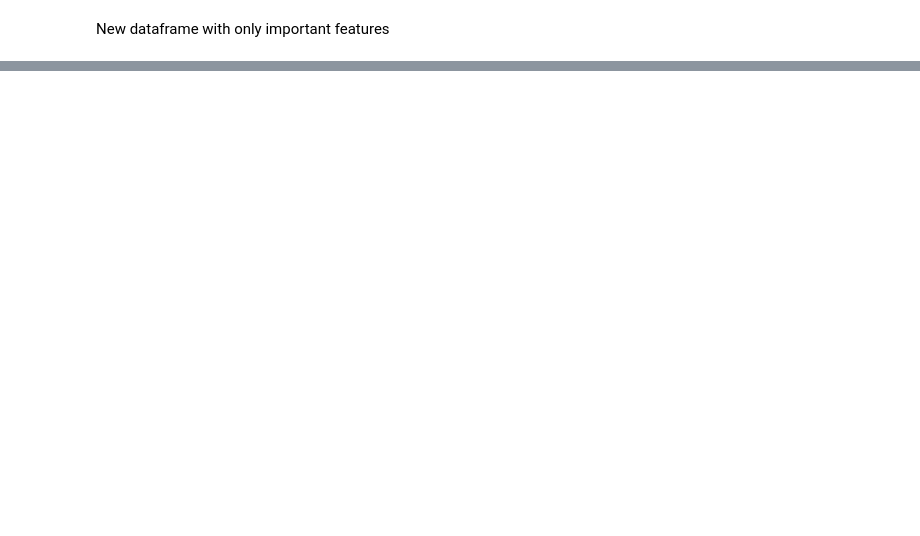
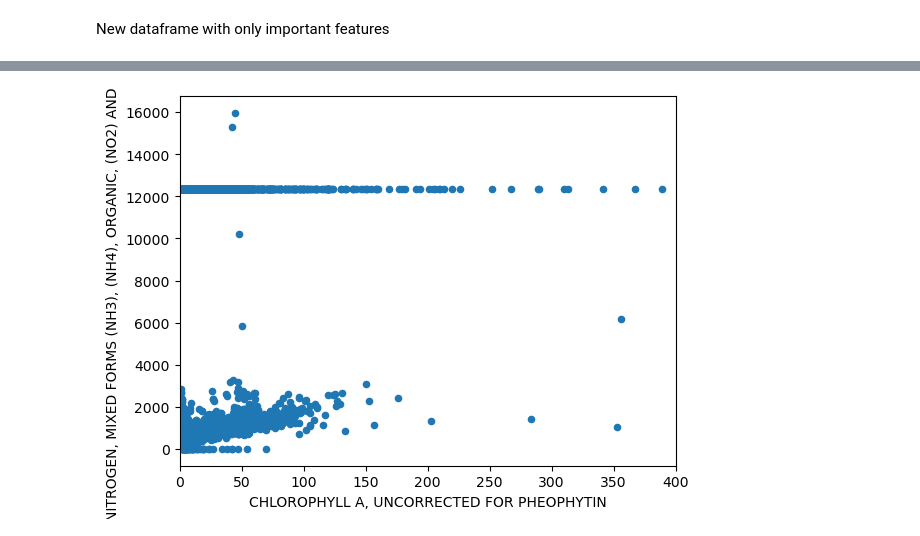
Before and after one commit to RoaringCamels/Predicting-quality-levels-in-water, a Jupyter notebook: Fornoavg.ipynb, the cells around one changed output, grey strips where cells are left out. Saved outputs shown, nothing was run; the diff lists cells and outputs as text; code cells hidden in the pictures; blank space fills up the shorter version.

Commit message:
Update Fornoavg.ipynb
Back to nitrogen prediction; attempted cross-validation and adjusting for accuracy

```diff
--- a/Fornoavg.ipynb
+++ b/Fornoavg.ipynb
@@ -58,8 +52,8 @@ memory usage: 375.0 MB
 #df = df.replace(np.nan, 0, regex=True)
 #df.info
 # %%
-#df=df.astype('float')
-#df = df.replace(np.nan,0,regex=True)
+df=df.astype('float')
+#df = df.replace(np.nan,10000000000,regex=True)
 df.dtypes
 # %% [output]
 .ALPHA.-ENDOSULFAN               float64
@@ -160,0 +140,7 @@ sdf.info()
+# %%
+sdf = sdf.replace(np.nan,12345,regex=True)
+sdf.head()
+sdf.plot(kind = 'scatter', y = 'NITROGEN, MIXED FORMS (NH3), (NH4), ORGANIC, (NO2) AND (NO3)', x = 'CHLOROPHYLL A, UNCORRECTED FOR PHEOPHYTIN',xlim=(0,400))
+plt.show()
+# %% [output]
+[figure, added]
```
Also changed, not shown: parts of 18 cells of this notebook.
